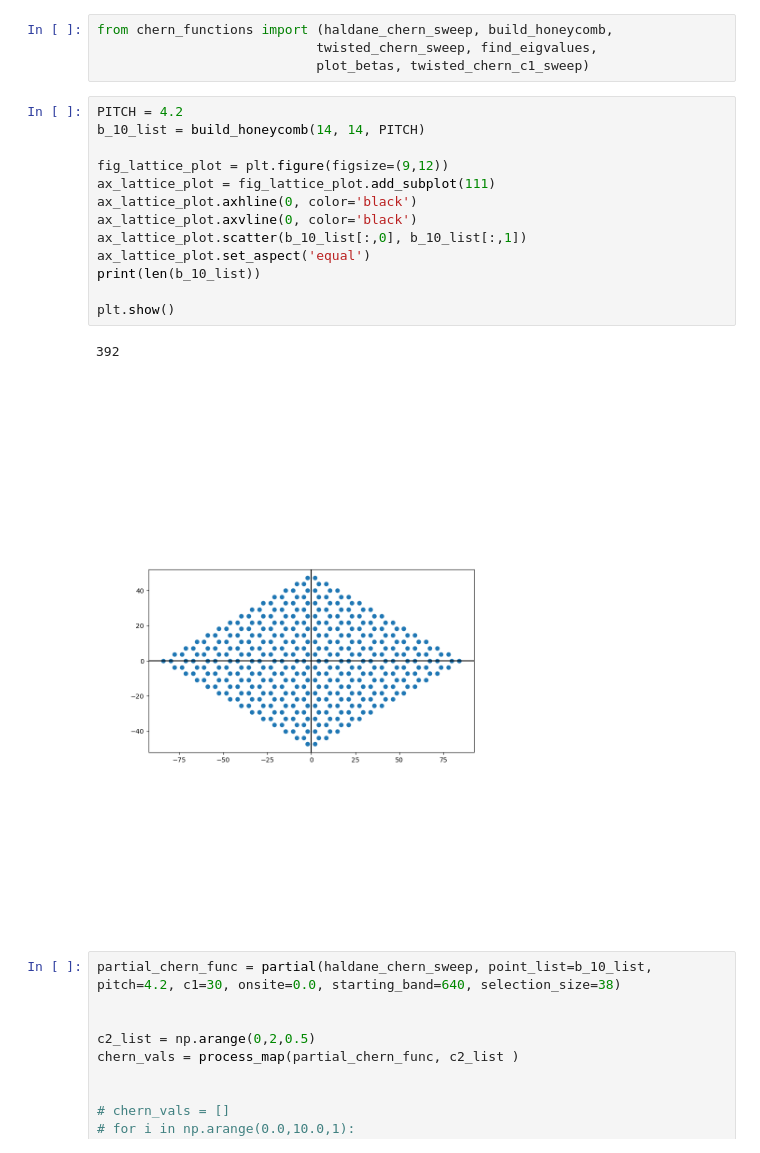
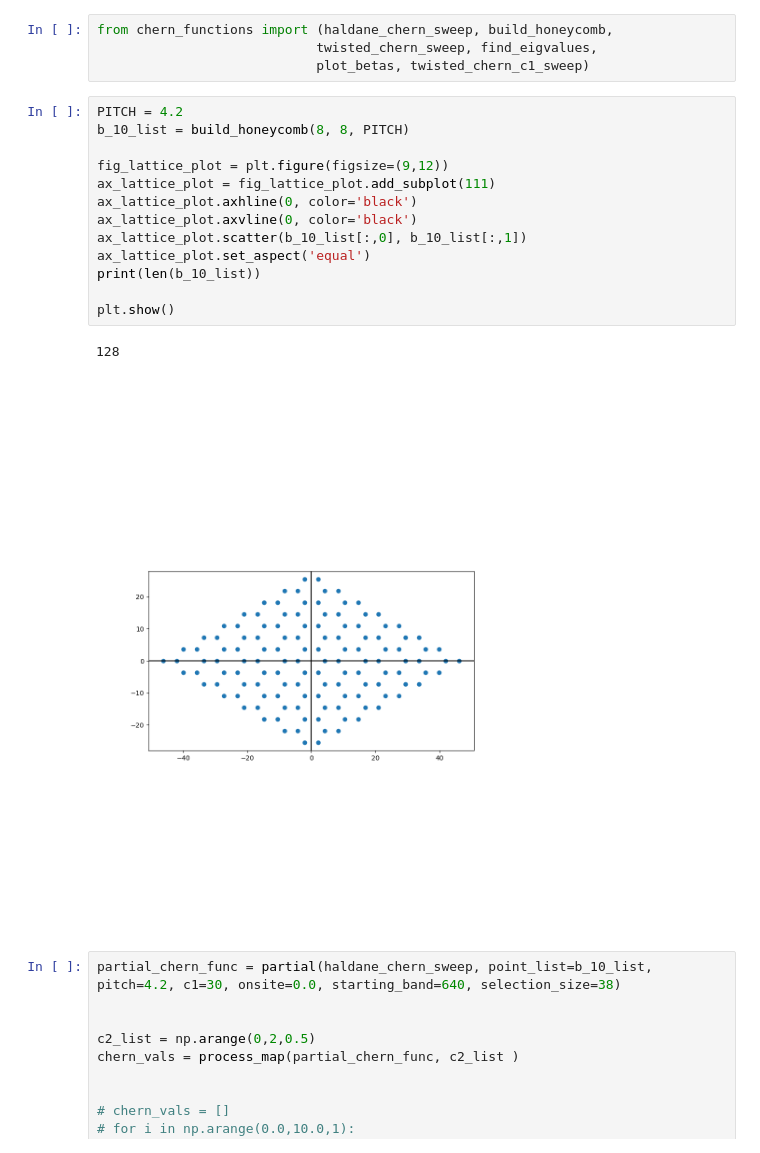
Before and after one commit to NRobertsF91W/PhD-Jupyter-Notebooks, a Jupyter notebook: chern_calculation_exploration.ipynb, the cells around one changed output. Drawn from its saved outputs; the diff is of its cells as text.

```diff
--- a/chern_calculation_exploration.ipynb
+++ b/chern_calculation_exploration.ipynb
@@ -19,20 +19,20 @@ from chern_functions import (haldane_chern_sweep, build_honeycomb,
                             plot_betas, twisted_chern_c1_sweep)
 # %%
 PITCH = 4.2
-b_10_list = build_honeycomb(14, 14, PITCH)
+b_10_list = build_honeycomb(8, 8, PITCH)
 
 fig_lattice_plot = plt.figure(figsize=(9,12))
 ax_lattice_plot = fig_lattice_plot.add_subplot(111)
 ax_lattice_plot.axhline(0, color='black')
 ax_lattice_plot.axvline(0, color='black')
 ax_lattice_plot.scatter(b_10_list[:,0], b_10_list[:,1])
 ax_lattice_plot.set_aspect('equal')
 print(len(b_10_list))
 
 plt.show()
 # %% [output]
-392
+128
-[figure, old version]
+[figure, new version]
 # %%
 partial_chern_func = partial(haldane_chern_sweep, point_list=b_10_list, pitch=4.2, c1=30, onsite=0.0, starting_band=640, selection_size=38)
 
```
Also changed, not shown: 4 other files.
